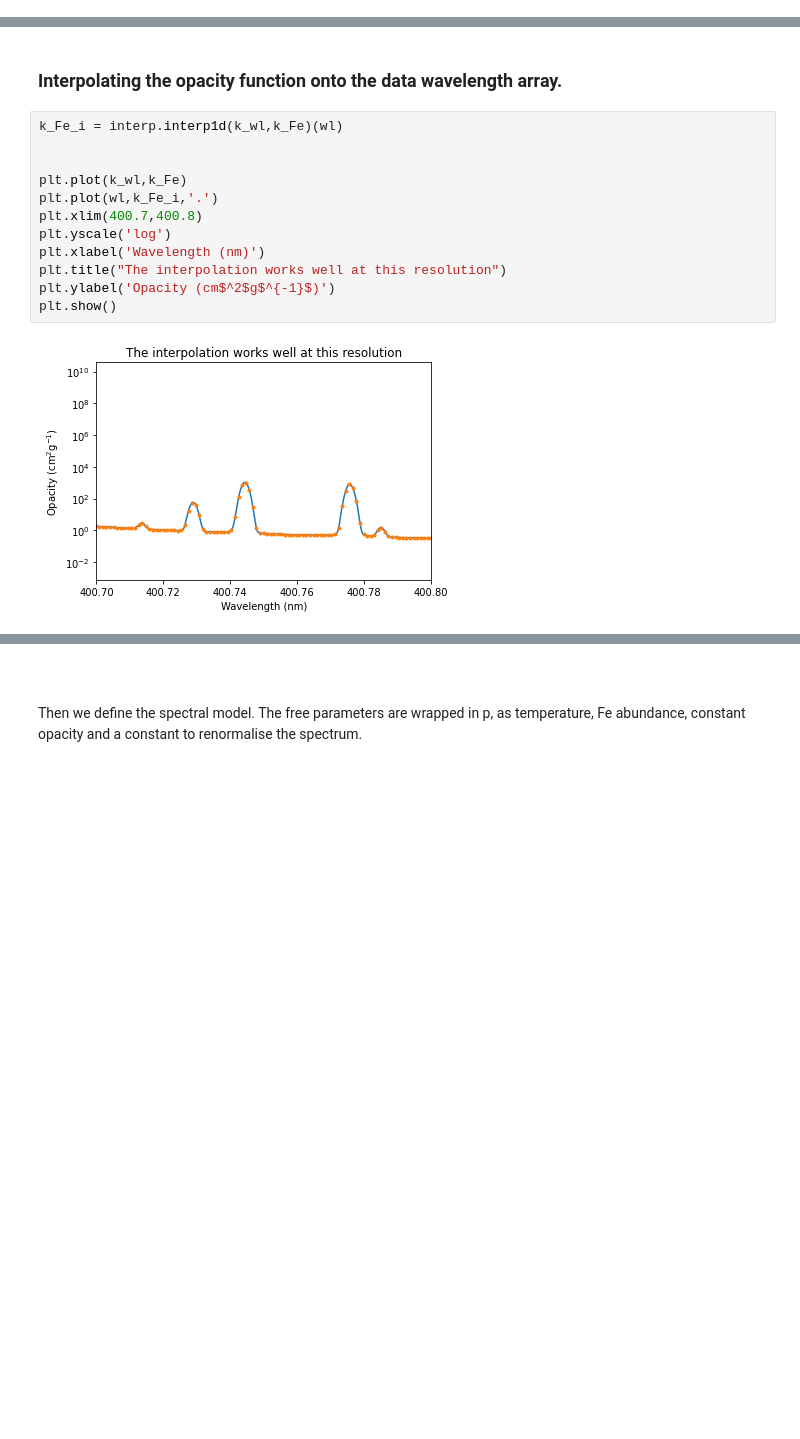
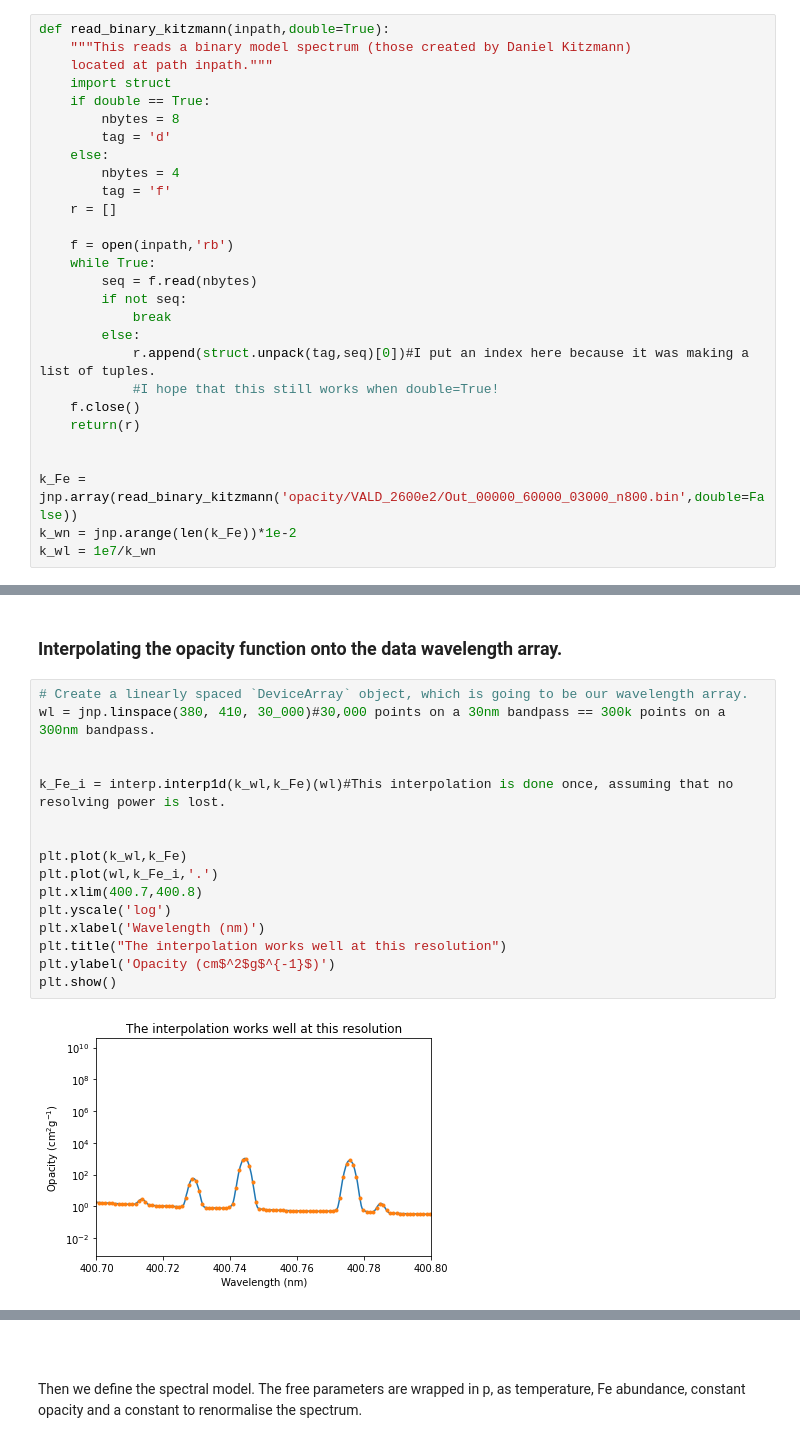
Before and after one commit to Hoeijmakers/jax-hires-coffee, a Jupyter notebook: hires-demo.ipynb, the cells around one changed output, grey strips where cells are left out. Saved outputs shown, nothing was run; the diff lists cells and outputs as text; blank space fills up the shorter version.

```diff
--- a/hires-demo.ipynb
+++ b/hires-demo.ipynb
@@ -35,3 +26,31 @@ k_wl = 1e7/k_wn
+# %%
+def read_binary_kitzmann(inpath,double=True):
+    """This reads a binary model spectrum (those created by Daniel Kitzmann)
+    located at path inpath."""
+    import struct
+    if double == True:
+        nbytes = 8
+        tag = 'd'
+    else:
+        nbytes = 4
+        tag = 'f'
+    r = []
+
+    f = open(inpath,'rb')
+    while True:
+        seq = f.read(nbytes)
+        if not seq:
+            break
+        else:
+            r.append(struct.unpack(tag,seq)[0])#I put an index here because it was making a list of tuples.
+            #I hope that this still works when double=True!
+    f.close()
+    return(r)
+
+
+k_Fe = jnp.array(read_binary_kitzmann('opacity/VALD_2600e2/Out_00000_60000_03000_n800.bin',double=False))
+k_wn = jnp.arange(len(k_Fe))*1e-2
+k_wl = 1e7/k_wn
 # %%
 plt.plot(k_wl,k_Fe)
 plt.yscale('log')
@@ -44,19 +62,23 @@ Text(0, 0.5, 'Opacity (cm$^2$g$^{-1}$)')
 # %% [markdown]
 ### Interpolating the opacity function onto the data wavelength array.
 # %%
-k_Fe_i = interp.interp1d(k_wl,k_Fe)(wl)
+# Create a linearly spaced `DeviceArray` object, which is going to be our wavelength array.
+wl = jnp.linspace(380, 410, 30_000)#30,000 points on a 30nm bandpass == 300k points on a 300nm bandpass.
+
+
+k_Fe_i = interp.interp1d(k_wl,k_Fe)(wl)#This interpolation is done once, assuming that no resolving power is lost.
 
 
 plt.plot(k_wl,k_Fe)
 plt.plot(wl,k_Fe_i,'.')
 plt.xlim(400.7,400.8)
 plt.yscale('log')
 plt.xlabel('Wavelength (nm)')
 plt.title("The interpolation works well at this resolution")
 plt.ylabel('Opacity (cm$^2$g$^{-1}$)')
 plt.show()
 # %% [output]
-[figure, old version]
+[figure, new version]
 # %% [markdown]
 ### Creating a synthetic dataset
 We will use the analytical formula of [Heng & Kitzmann 2017](http://adsabs.net/abs/2017MNRAS.470.2972H) as a model for our transmission spectrum. We will use three free parameters: T, chi_Fe and kappa_0, which are the temperature, the abundance of Fe and the (flat) continuum opacity.
```
Also changed, not shown: parts of 20 cells of this notebook, 1 other file.
